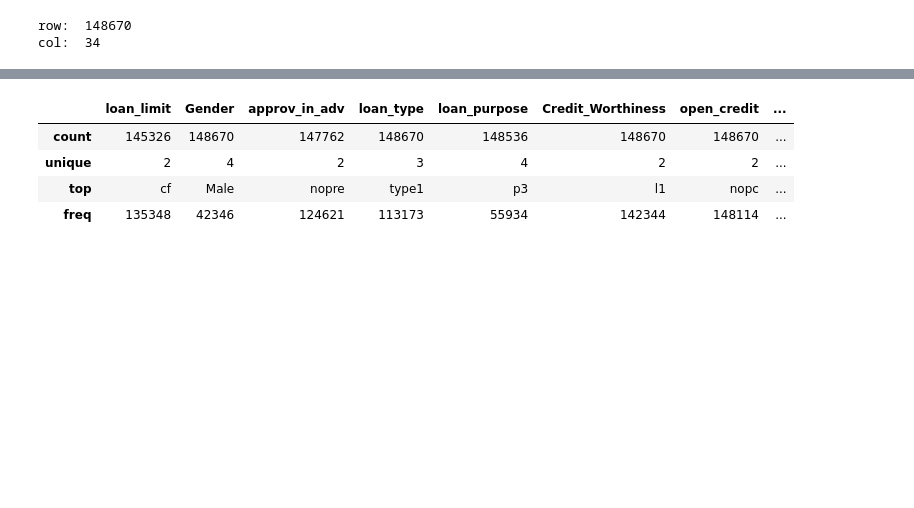
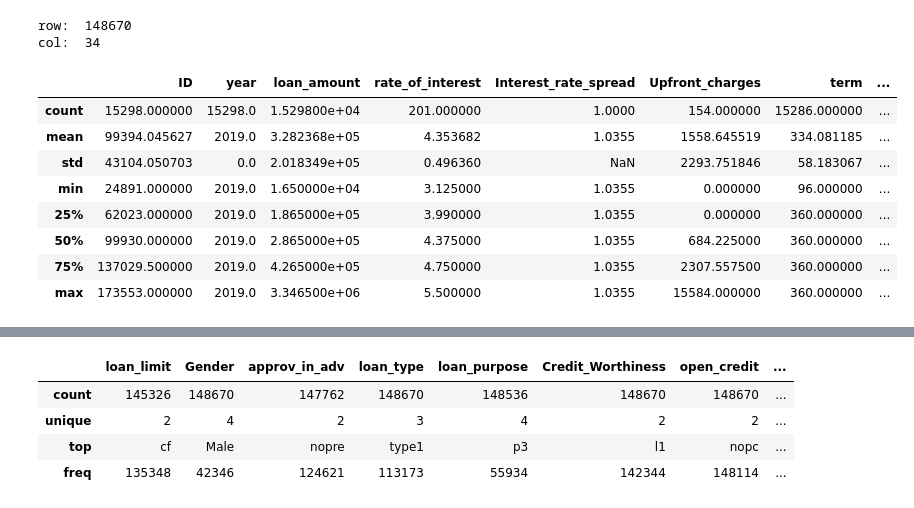
Before and after one commit to Bail111/Loan_Default-Analysis, a Jupyter notebook: code.ipynb, the cells around one changed output, grey strips where cells are left out. Cells and saved outputs as stored; diff of their text form; code cells hidden in the pictures; blank space fills up the shorter version.

Commit message:
mid term

```diff
--- a/code.ipynb
+++ b/code.ipynb
@@ -23,6 +23,19 @@ print('col: ',col)
 # %% [output]
 row:  148670
 col:  34
+# %%
+equi_data = df[df['credit_type'] == 'EQUI']
+equi_data.describe()  # 查看 EQUI 类别申请者的特征统计信息
+# %% [output]
+|  | ID | year | loan_amount | rate_of_interest | Interest_rate_spread | Upfront_charges | term | ... |
+| count | 15298.000000 | 15298.0 | 1.529800e+04 | 201.000000 | 1.0000 | 154.000000 | 15286.000000 | ... |
+| mean | 99394.045627 | 2019.0 | 3.282368e+05 | 4.353682 | 1.0355 | 1558.645519 | 334.081185 | ... |
+| std | 43104.050703 | 0.0 | 2.018349e+05 | 0.496360 | NaN | 2293.751846 | 58.183067 | ... |
+| min | 24891.000000 | 2019.0 | 1.650000e+04 | 3.125000 | 1.0355 | 0.000000 | 96.000000 | ... |
+| 25% | 62023.000000 | 2019.0 | 1.865000e+05 | 3.990000 | 1.0355 | 0.000000 | 360.000000 | ... |
+| 50% | 99930.000000 | 2019.0 | 2.865000e+05 | 4.375000 | 1.0355 | 684.225000 | 360.000000 | ... |
+| 75% | 137029.500000 | 2019.0 | 4.265000e+05 | 4.750000 | 1.0355 | 2307.557500 | 360.000000 | ... |
+| max | 173553.000000 | 2019.0 | 3.346500e+06 | 5.500000 | 1.0355 | 15584.000000 | 360.000000 | ... |
 # %%
 # brief description for numerical data
 df.describe()
```
Also changed, not shown: parts of 4 cells of this notebook.
